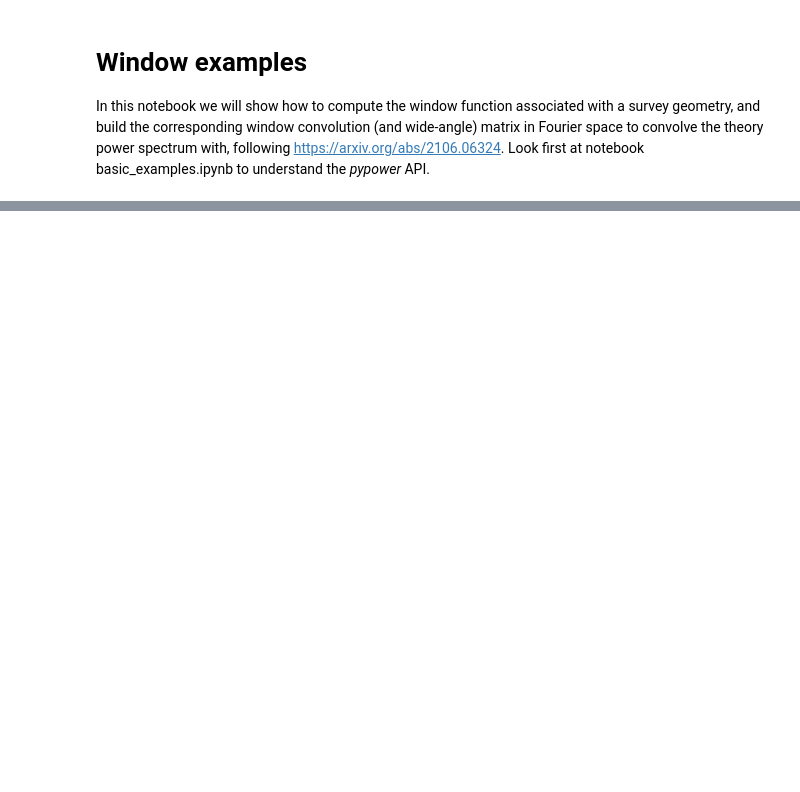
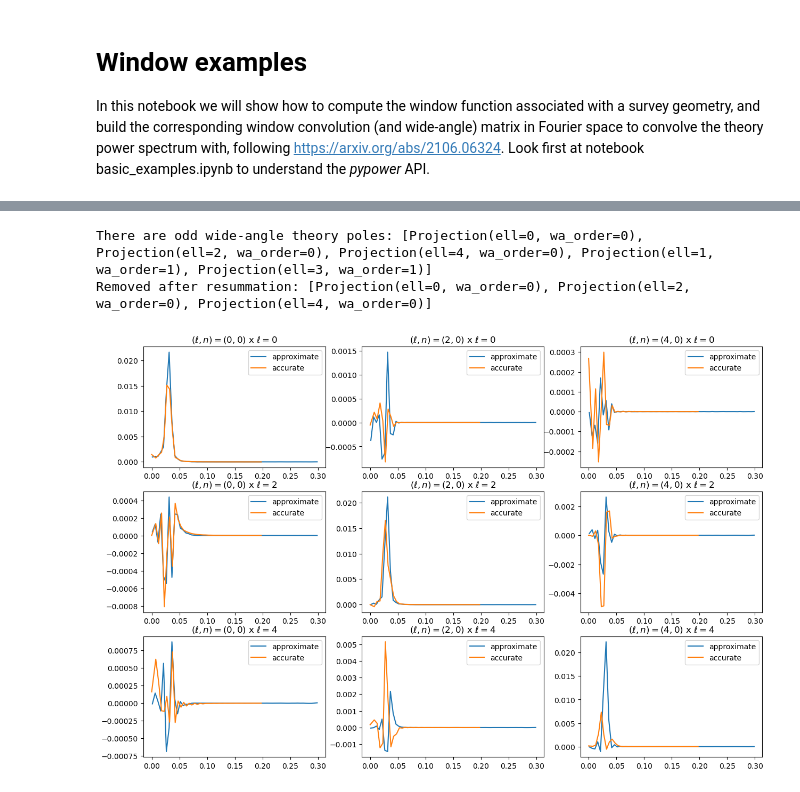
Before and after one commit to cosmodesi/pypower, a Jupyter notebook: nb/window_examples.ipynb, the cells around one changed output, grey strips where cells are left out. Saved outputs shown, nothing was run; the diff lists cells and outputs as text; code cells hidden in the pictures; blank space fills up the shorter version.

```diff
--- a/nb/window_examples.ipynb
+++ b/nb/window_examples.ipynb
@@ -184,0 +250,13 @@ plt.show()
+# %%
+from pypower import CatalogFFTWindow, PowerSpectrumWindowMatrix
+
+indexin1 = 400
+edgesin1 = wawm.xin[0][indexin1:indexin1+2] # let us just focus on one bin, but you can provide as many as you wish
+print('Input edges are {}.'.format(edgesin))
+# Remember, "poles" is the original power spectrum computation
+fftwindow1 = CatalogFFTWindow(randoms_positions1=randoms_positions, randoms_weights1=randoms_weights, edgesin=edgesin1, power_ref=poles, position_type='pos').poles
+# You can save the matrix
+with tempfile.TemporaryDirectory() as tmp_dir:
+    fn = os.path.join(tmp_dir, 'tmp.npy')
+    fftwindow1.save(fn)
+    fftwindow1 = PowerSpectrumWindowMatrix.load(fn)
@@ -184,0 +272,28 @@ plt.show()
+# %%
+print('There are odd wide-angle theory poles: {}'.format(fftwindow1.projsin))
+fftwindow_resumed = fftwindow1.copy()
+fftwindow_resumed.resum_input_odd_wide_angle() # resum theory odd wide-angle
+print('Removed after resummation: {}'.format(fftwindow_resumed.projsin))
+# %% [output]
+There are odd wide-angle theory poles: [Projection(ell=0, wa_order=0), Projection(ell=2, wa_order=0), Projection(ell=4, wa_order=0), Projection(ell=1, wa_order=1), Projection(ell=3, wa_order=1)]
+Removed after resummation: [Projection(ell=0, wa_order=0), Projection(ell=2, wa_order=0), Projection(ell=4, wa_order=0)]
+# %%
+mapprox = wawm
+maccurate = fftwindow_resumed
+approx = mapprox.unpacked() # return block-matrix (list of list of matrices)
+accurate = maccurate.unpacked()
+fig,lax = plt.subplots(len(maccurate.projsout), len(maccurate.projsin), figsize=(15, 10))
+for iin, projin in enumerate(maccurate.projsin):
+    for iout, projout in enumerate(maccurate.projsout):
+        # Indices in approximative window matrix
+        iinapprox = mapprox.projsin.index(projin)
+        ioutapprox = mapprox.projsout.index(projout)
+        lax[iout][iin].plot(mapprox.xout[ioutapprox], approx[iinapprox][ioutapprox][indexin,:], label='approximate')
+        lax[iout][iin].plot(maccurate.xout[iout], accurate[iin][iout][0,:], label='accurate')
+        lax[iout][iin].set_title('${}$ x ${}$'.format(projin.latex(), projout.latex()))
+        lax[iout][iin].legend()
+plt.show()
+# Differences between the approximate and accurate window function, at multipoles (2 and 4)
+# may be due to the effect of incomplete (k, mu) sampling at low k in the approximate treatment.
+# %% [output]
+[figure, added]
```
Also changed, not shown: parts of 20 cells of this notebook, 12 other files.
